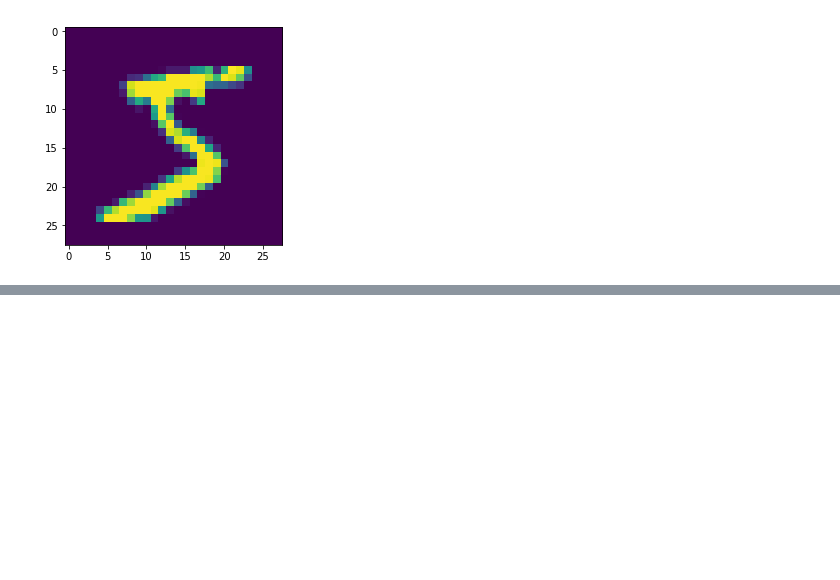
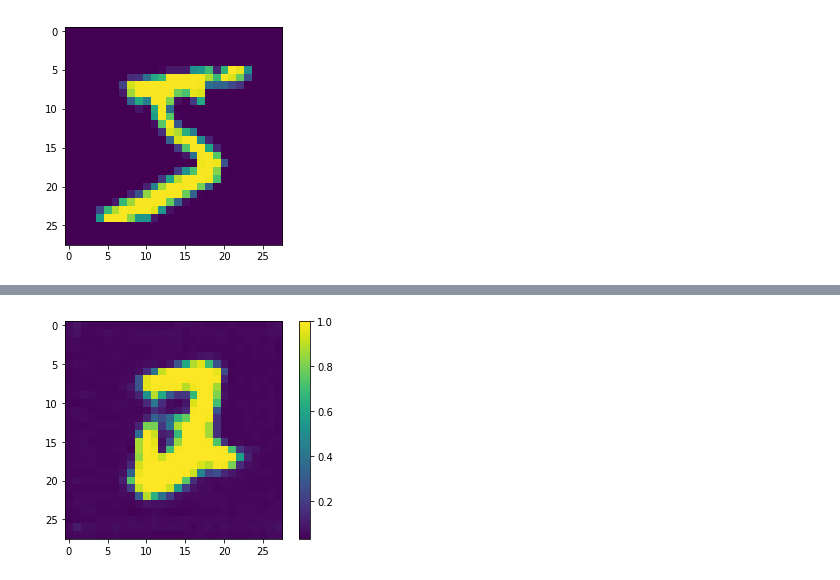
Before and after one commit to nirvguy/annpy, a Jupyter notebook: examples/mnist/ConvGan MNIST.ipynb, the cells around one changed output, grey strips where cells are left out. Saved outputs shown, nothing was run; the diff lists cells and outputs as text; code cells hidden in the pictures; blank space fills up the shorter version.

```diff
--- a/examples/mnist/ConvGan MNIST.ipynb
+++ b/examples/mnist/ConvGan MNIST.ipynb
@@ -190,0 +212,5 @@ trainer.train(dataloader,
+# %%
+m.eval()
+showsample()
+# %% [output]
+[figure, added]
```
Also changed, not shown: parts of 10 cells of this notebook.
